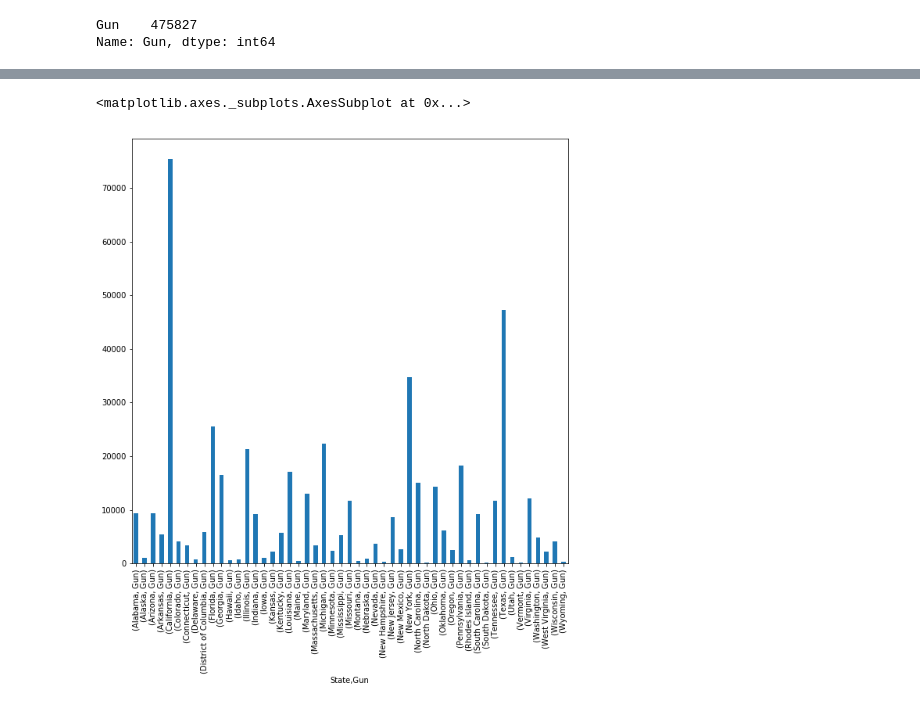
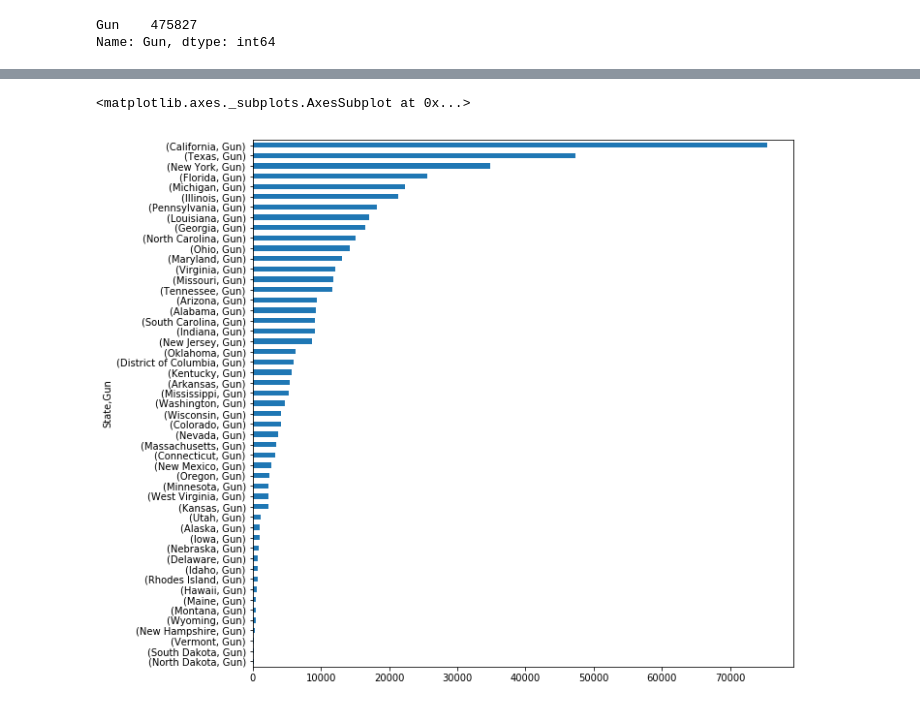
Before and after one commit to cathrinesot/studioprojects, a Jupyter notebook: code/guns/Gun Laws.ipynb, the cells around one changed output, grey strips where cells are left out. Cells and saved outputs as stored; diff of their text form; code cells hidden in the pictures.

```diff
--- a/code/guns/Gun Laws.ipynb
+++ b/code/guns/Gun Laws.ipynb
@@ -194,7 +222,7 @@ Name: Gun, dtype: int64
 # %%
-sum_weapons.groupby('State')['Gun'].value_counts().plot(kind='bar', figsize=(10,10))
+sum_weapons.groupby('State')['Gun'].value_counts().sort_values(ascending = True).plot(kind='barh', figsize=(10,10))
 
 #plt.savefig("guns.pdf")
 # %% [output]
 <matplotlib.axes._subplots.AxesSubplot at 0x...>
-[figure, old version]
+[figure, new version]
```
Also changed, not shown: parts of 30 cells of this notebook, 3 other files.
